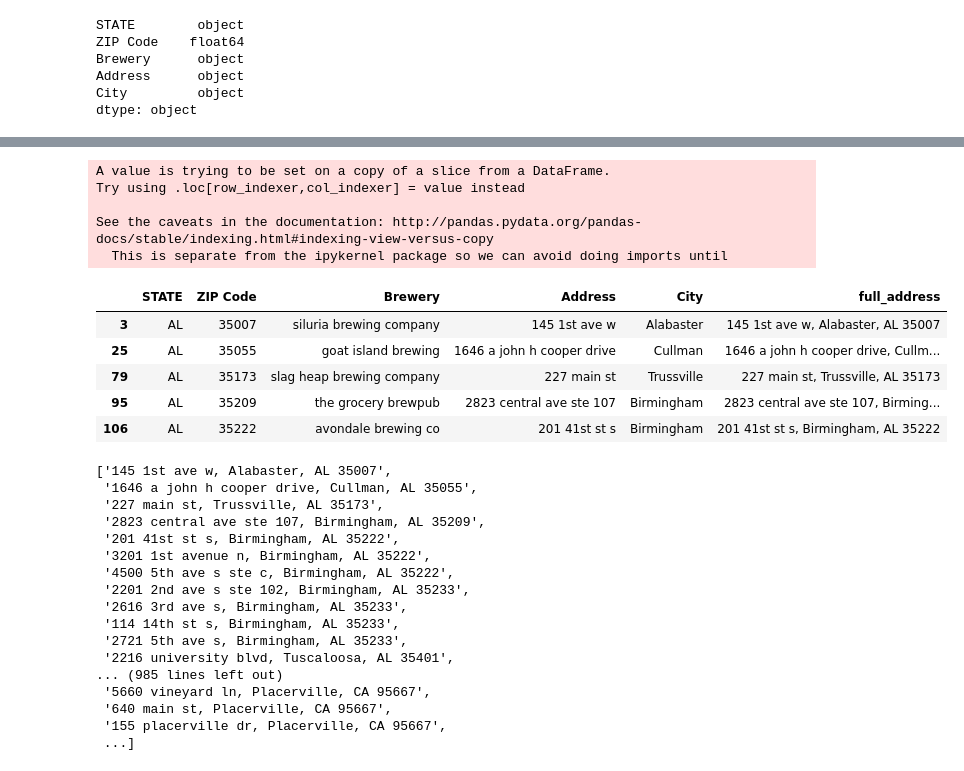
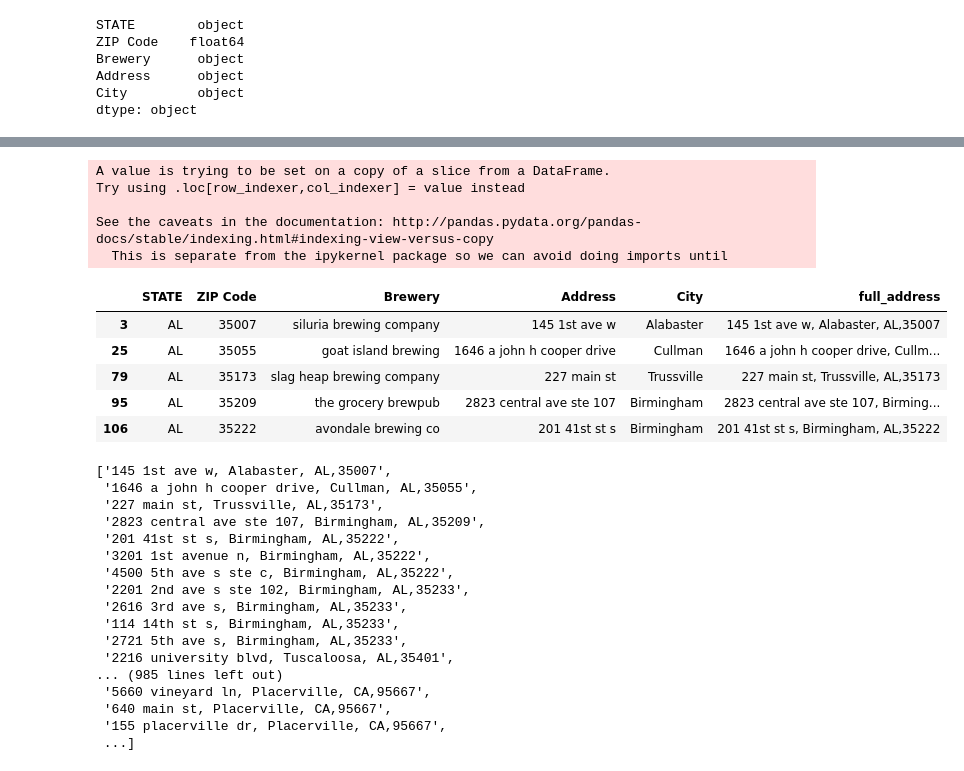
Before and after one commit to sjlapan/Economic_Predictors_of_Brewery_Success, a Jupyter notebook: Brewery_and_Tax_Data_by_State_EDA_LaPan.ipynb, the cells around one changed output, grey strips where cells are left out. Cells and saved outputs as stored; diff of their text form; code cells hidden in the pictures.

```diff
--- a/Brewery_and_Tax_Data_by_State_EDA_LaPan.ipynb
+++ b/Brewery_and_Tax_Data_by_State_EDA_LaPan.ipynb
@@ -231,21 +250,21 @@ See the caveats in the documentation: http://pandas.pydata.org/pandas-docs/stabl
 # %%
 # Revisit this code, gotta get rid of the decimals from zip codes first
 state_brewer_no_na_df["full_address"] = state_brewer_no_na_df["Address"].map(str) + ", " + state_brewer_no_na_df["City"].map(str) + \
-    ", " + state_brewer_no_na_df["STATE"].map(str) + " " + state_brewer_no_na_df["ZIP Code"].map(str)
+    ", " + state_brewer_no_na_df["STATE"].map(str) + "," + state_brewer_no_na_df["ZIP Code"].map(str)
 
 state_brewer_no_na_df.head()
 # %% [output]
 A value is trying to be set on a copy of a slice from a DataFrame.
 Try using .loc[row_indexer,col_indexer] = value instead
 
 See the caveats in the documentation: http://pandas.pydata.org/pandas-docs/stable/indexing.html#indexing-view-versus-copy
   This is separate from the ipykernel package so we can avoid doing imports until
 |  | STATE | ZIP Code | Brewery | Address | City | full_address |
-| 3 | AL | 35007 | siluria brewing company | 145 1st ave w | Alabaster | 145 1st ave w, Alabaster, AL 35007 |
+| 3 | AL | 35007 | siluria brewing company | 145 1st ave w | Alabaster | 145 1st ave w, Alabaster, AL,35007 |
 | 25 | AL | 35055 | goat island brewing | 1646 a john h cooper drive | Cullman | 1646 a john h cooper drive, Cullm... |
-| 79 | AL | 35173 | slag heap brewing company | 227 main st | Trussville | 227 main st, Trussville, AL 35173 |
+| 79 | AL | 35173 | slag heap brewing company | 227 main st | Trussville | 227 main st, Trussville, AL,35173 |
 | 95 | AL | 35209 | the grocery brewpub | 2823 central ave ste 107 | Birmingham | 2823 central ave ste 107, Birming... |
-| 106 | AL | 35222 | avondale brewing co | 201 41st st s | Birmingham | 201 41st st s, Birmingham, AL 35222 |
+| 106 | AL | 35222 | avondale brewing co | 201 41st st s | Birmingham | 201 41st st s, Birmingham, AL,35222 |
 # %%
 # Need to combine the strings from 4 columns
 # address_list = state_brewer_no_na_df[["Address", "City", "STATE", "ZIP Code"]].tolist()
@@ -254,20 +273,20 @@ address_list
 
 # Might need to reformat this concatenation for the API call
 # %% [output]
-['145 1st ave w, Alabaster, AL 35007',
- '1646 a john h cooper drive, Cullman, AL 35055',
- '227 main st, Trussville, AL 35173',
- '2823 central ave ste 107, Birmingham, AL 35209',
- '201 41st st s, Birmingham, AL 35222',
- '3201 1st avenue n, Birmingham, AL 35222',
- '4500 5th ave s ste c, Birmingham, AL 35222',
- '2201 2nd ave s ste 102, Birmingham, AL 35233',
- '2616 3rd ave s, Birmingham, AL 35233',
- '114 14th st s, Birmingham, AL 35233',
- '2721 5th ave s, Birmingham, AL 35233',
- '2216 university blvd, Tuscaloosa, AL 35401',
+['145 1st ave w, Alabaster, AL,35007',
+ '1646 a john h cooper drive, Cullman, AL,35055',
+ '227 main st, Trussville, AL,35173',
+ '2823 central ave ste 107, Birmingham, AL,35209',
+ '201 41st st s, Birmingham, AL,35222',
+ '3201 1st avenue n, Birmingham, AL,35222',
+ '4500 5th ave s ste c, Birmingham, AL,35222',
+ '2201 2nd ave s ste 102, Birmingham, AL,35233',
+ '2616 3rd ave s, Birmingham, AL,35233',
+ '114 14th st s, Birmingham, AL,35233',
+ '2721 5th ave s, Birmingham, AL,35233',
+ '2216 university blvd, Tuscaloosa, AL,35401',
 ... (985 lines left out)
- '5660 vineyard ln, Placerville, CA 95667',
- '640 main st, Placerville, CA 95667',
- '155 placerville dr, Placerville, CA 95667',
+ '5660 vineyard ln, Placerville, CA,95667',
+ '640 main st, Placerville, CA,95667',
+ '155 placerville dr, Placerville, CA,95667',
  ...]
```
Also changed, not shown: parts of 10 cells of this notebook.
